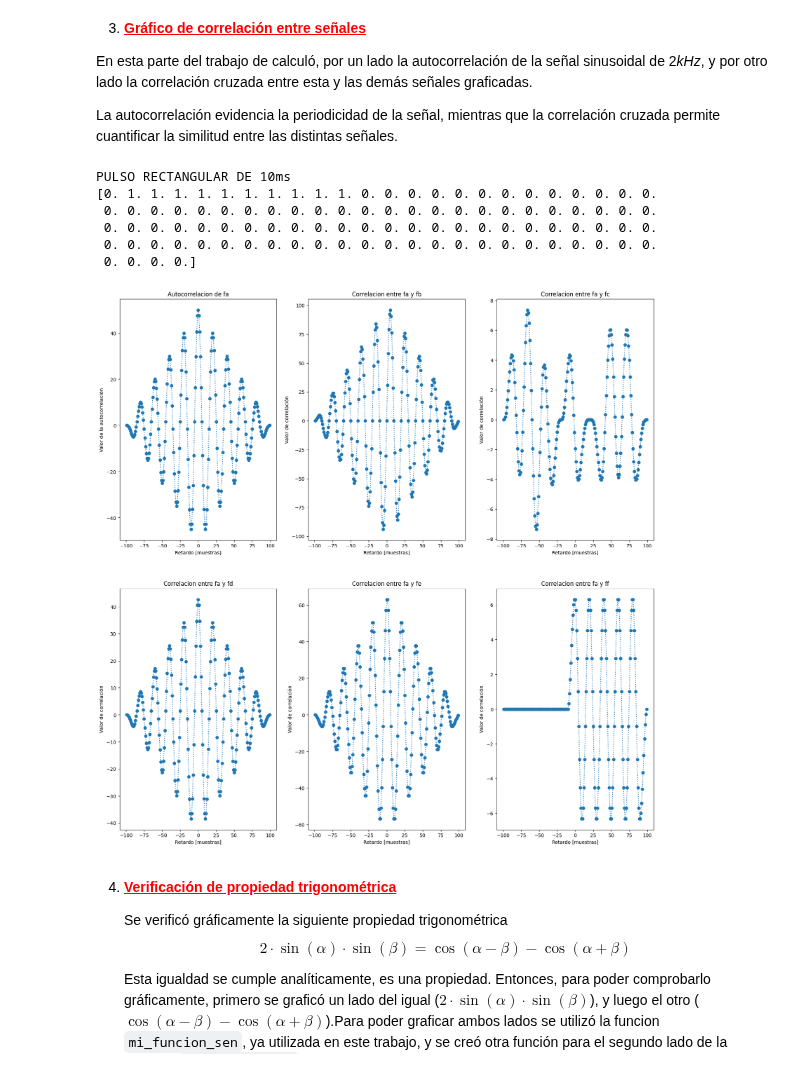
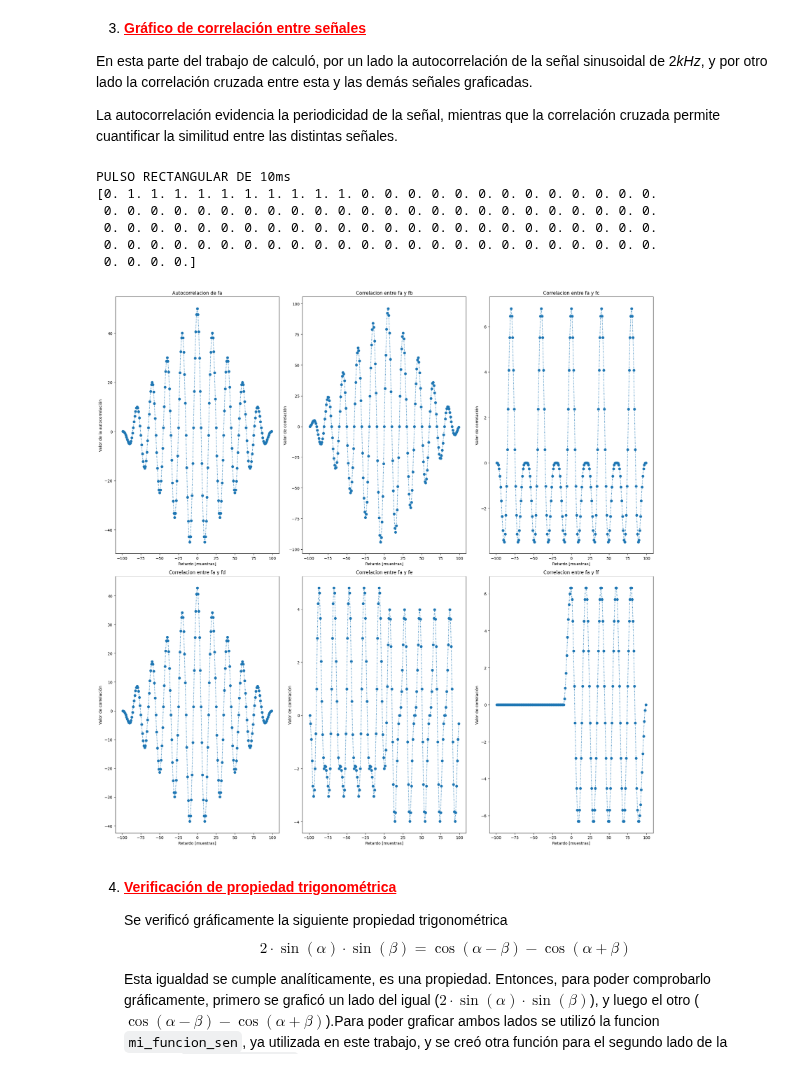
Before and after one commit to Catalina-git/APS, a Jupyter notebook: TP1 - Síntesis de señales/TS1.ipynb, the cells around one changed output. Cells and saved outputs as stored; diff of their text form; code cells hidden in the pictures.

```diff
--- a/TP1 - Síntesis de señales/TS1.ipynb
+++ b/TP1 - Síntesis de señales/TS1.ipynb
@@ -401,13 +401,13 @@ rxx1 = signal.correlate(fa,fa)
 _,fb = mi_funcion_sen(2, 0, 2000, np.pi/2, 100, 40000)
 rxx2 = signal.correlate(fa,fb)
 
-_,fc = mi_funcion_sen_modulada(1, 0, 1000, 0, 100, 40000)
+_,fc = mi_funcion_sen_modulada(1, 0, 2000, 0, 100, 40000)
 rxx3 = signal.correlate(fa,fc)
 
 _,fd = mi_funcion_sen_recortada(1, 0, 2000, 0, 100, 40000)
 rxx4 = signal.correlate(fa,fd)
 
-_,fe = mi_funcion_cuadrada(4000, 80000, 100, 0, 0)
+_,fe = mi_funcion_cuadrada(4000, 40000, 100, 0, 0)
 rxx5 = signal.correlate(fa,fe)
 
 ff = mi_funcion_pulso(1, 11, 100, 1)
@@ -437,34 +437,34 @@ plt.plot(eje,rxx3, 'o:')
 plt.xlabel('Retardo [muestras]')
 plt.ylabel('Valor de correlación')
 
 plt.subplot(2,3,4)
 plt.title('Correlacion entre fa y fd')
 plt.plot(eje,rxx4, 'o:')
 plt.xlabel('Retardo [muestras]')
 plt.ylabel('Valor de correlación')
 
 plt.subplot(2,3,5)
 plt.title('Correlacion entre fa y fe')
 plt.plot(eje,rxx5, 'o:')
 plt.xlabel('Retardo [muestras]')
 plt.ylabel('Valor de correlación')
 
 plt.subplot(2,3,6)
 plt.title('Correlacion entre fa y ff')
 plt.plot(eje,rxx6, 'o:')
 plt.xlabel('Retardo [muestras]')
 plt.ylabel('Valor de correlación')
 
 plt.tight_layout() # Ajusta el espacio entre subplots
 plt.show()
 # %% [output]
 PULSO RECTANGULAR DE 10ms
 [0. 1. 1. 1. 1. 1. 1. 1. 1. 1. 1. 0. 0. 0. 0. 0. 0. 0. 0. 0. 0. 0. 0. 0.
  0. 0. 0. 0. 0. 0. 0. 0. 0. 0. 0. 0. 0. 0. 0. 0. 0. 0. 0. 0. 0. 0. 0. 0.
  0. 0. 0. 0. 0. 0. 0. 0. 0. 0. 0. 0. 0. 0. 0. 0. 0. 0. 0. 0. 0. 0. 0. 0.
  0. 0. 0. 0. 0. 0. 0. 0. 0. 0. 0. 0. 0. 0. 0. 0. 0. 0. 0. 0. 0. 0. 0. 0.
  0. 0. 0. 0.]
-[figure, old version]
+[figure, new version]
 # %% [markdown]
 4) <font color=red><u> **Verificación de propiedad trigonométrica</u><font>**
 
```
